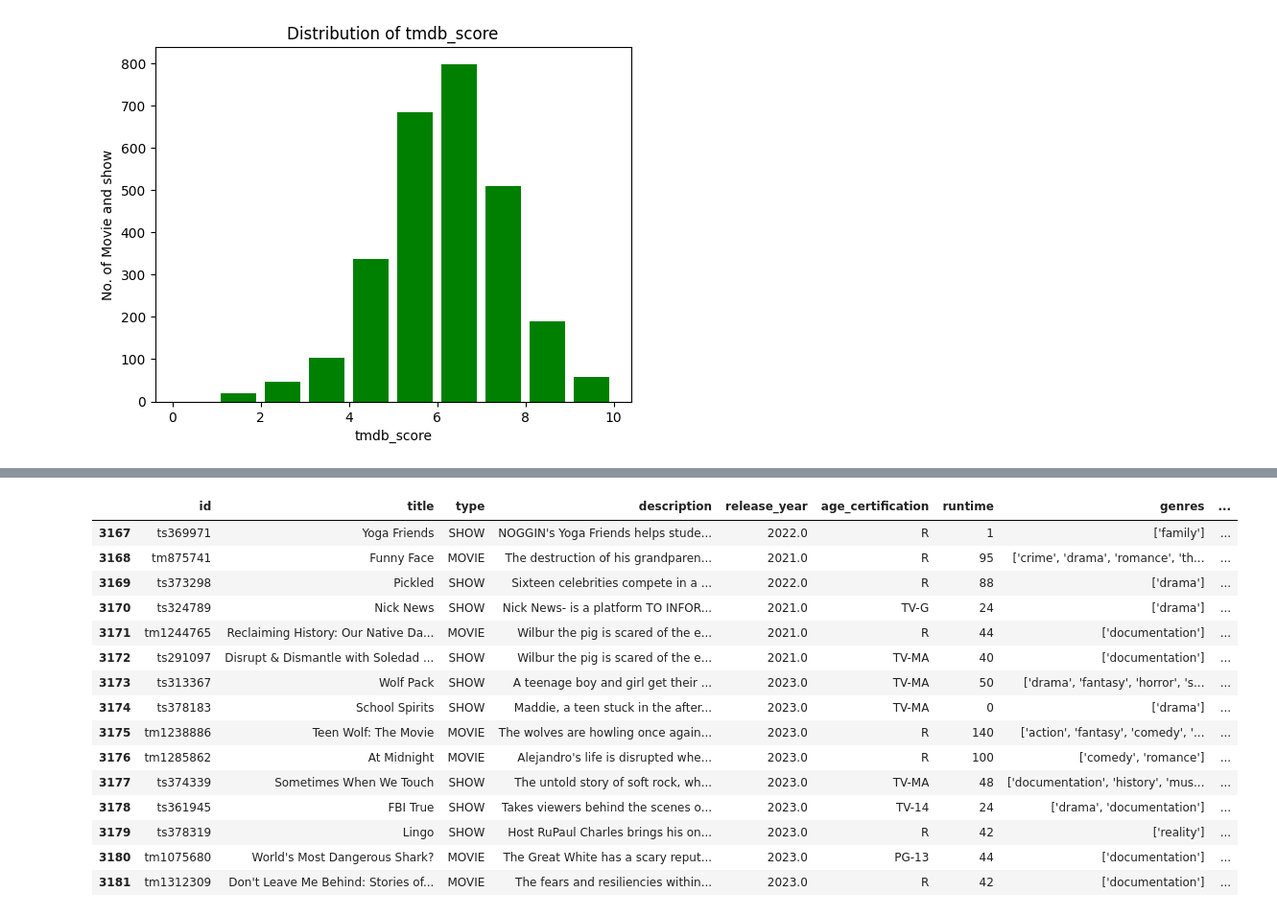
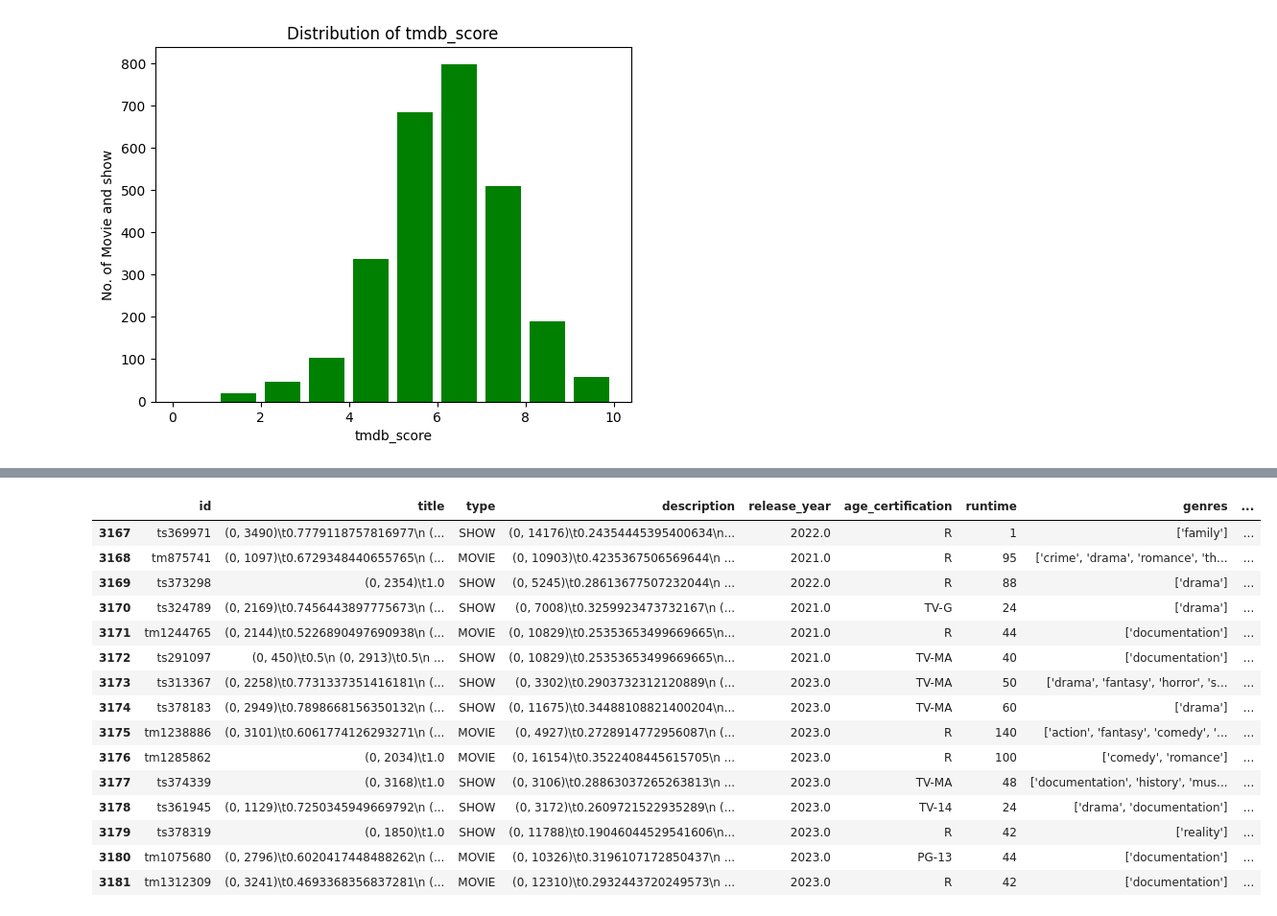
Before and after one commit to buithanhdam/ProjectMachineLearning23, a Jupyter notebook: ProjectML23.ipynb, the cells around one changed output, grey strips where cells are left out. Shown: that part at 96% size. Cells and saved outputs as stored; diff of their text form; code cells hidden in the pictures.

```diff
--- a/ProjectML23.ipynb
+++ b/ProjectML23.ipynb
@@ -232,6 +255,6 @@ plt.show()
 # %%
-#Tiền xử lý dữ liệu missing và feature selection
-test = df.tail(15)
+#Tiền xử lý dữ liệu missing
+
 
 datasetA= df
 # missing numeric data
@@ -244,10 +267,12 @@ dr =  imputer.fit_transform(testm)
 datasetA[['release_year']] = dr
 
 # seasons missing
-testm = datasetA[['seasons']]
-dr =  imputer.fit_transform(testm)
 
-datasetA[['seasons']] = dr
+datasetA['seasons'].fillna(0, inplace=True)
+
+# runtime missing
+
+df[['runtime']] = df[['runtime']].replace(0, 60)
 # imdb_score missing
 testm = datasetA[['imdb_score']]
 dr =  imputer.fit_transform(testm)
@@ -269,49 +294,66 @@ dr =  imputer.fit_transform(testm)
 
 datasetA[['tmdb_score']] = dr
 
 # fix missing data string
-#string data
 imputer = SimpleImputer(missing_values=np.nan,  strategy='most_frequent',fill_value=None,
 verbose=0, copy=True, add_indicator=False)
+# title description
+testm = datasetA[['title']]
+dr =  imputer.fit_transform(testm)
+
+datasetA[['title']] = dr
+
+tfidf = TfidfVectorizer(stop_words='english')
+dr =  tfidf.fit_transform(datasetA['title'])
+
+datasetA[['title']] = dr
+#string data
+
 # type missing
 testm = datasetA[['type']]
 dr =  imputer.fit_transform(testm)
 
 datasetA[['type']] = dr
 # missing age certification
 testm = datasetA[['age_certification']]
 dr =  imputer.fit_transform(testm)
 
 datasetA[['age_certification']] = dr
 # missing description
 testm = datasetA[['description']]
 dr =  imputer.fit_transform(testm)
 
 datasetA[['description']] = dr
+
+tfidf = TfidfVectorizer(stop_words='english')
+dr =  tfidf.fit_transform(datasetA['description'])
+
+datasetA[['description']] = dr
+
 #missing genres
 df[['genres']] = df[['genres']].replace(['[]'], "['drama']")
 
 #missing production_countries
 df[['production_countries']] = df[['production_countries']].replace(['[]'], "['US']")
 
 datasetA.tail(15)
 # %% [output]
 |  | id | title | type | description | release_year | age_certification | runtime | genres | ... |
-| 3167 | ts369971 | Yoga Friends | SHOW | NOGGIN's Yoga Friends helps stude... | 2022.0 | R | 1 | ['family'] | ... |
-| 3168 | tm875741 | Funny Face | MOVIE | The destruction of his grandparen... | 2021.0 | R | 95 | ['crime', 'drama', 'romance', 'th... | ... |
-| 3169 | ts373298 | Pickled | SHOW | Sixteen celebrities compete in a ... | 2022.0 | R | 88 | ['drama'] | ... |
-| 3170 | ts324789 | Nick News | SHOW | Nick News- is a platform TO INFOR... | 2021.0 | TV-G | 24 | ['drama'] | ... |
-| 3171 | tm1244765 | Reclaiming History: Our Native Da... | MOVIE | Wilbur the pig is scared of the e... | 2021.0 | R | 44 | ['documentation'] | ... |
-| 3172 | ts291097 | Disrupt & Dismantle with Soledad ... | SHOW | Wilbur the pig is scared of the e... | 2021.0 | TV-MA | 40 | ['documentation'] | ... |
-| 3173 | ts313367 | Wolf Pack | SHOW | A teenage boy and girl get their ... | 2023.0 | TV-MA | 50 | ['drama', 'fantasy', 'horror', 's... | ... |
-| 3174 | ts378183 | School Spirits | SHOW | Maddie, a teen stuck in the after... | 2023.0 | TV-MA | 0 | ['drama'] | ... |
-| 3175 | tm1238886 | Teen Wolf: The Movie | MOVIE | The wolves are howling once again... | 2023.0 | R | 140 | ['action', 'fantasy', 'comedy', '... | ... |
-| 3176 | tm1285862 | At Midnight | MOVIE | Alejandro's life is disrupted whe... | 2023.0 | R | 100 | ['comedy', 'romance'] | ... |
-| 3177 | ts374339 | Sometimes When We Touch | SHOW | The untold story of soft rock, wh... | 2023.0 | TV-MA | 48 | ['documentation', 'history', 'mus... | ... |
-| 3178 | ts361945 | FBI True | SHOW | Takes viewers behind the scenes o... | 2023.0 | TV-14 | 24 | ['drama', 'documentation'] | ... |
-| 3179 | ts378319 | Lingo | SHOW | Host RuPaul Charles brings his on... | 2023.0 | R | 42 | ['reality'] | ... |
-| 3180 | tm1075680 | World's Most Dangerous Shark? | MOVIE | The Great White has a scary reput... | 2023.0 | PG-13 | 44 | ['documentation'] | ... |
-| 3181 | tm1312309 | Don't Leave Me Behind: Stories of... | MOVIE | The fears and resiliencies within... | 2023.0 | R | 42 | ['documentation'] | ... |
+| 3167 | ts369971 | (0, 3490)\t0.7779118757816977\n (... | SHOW | (0, 14176)\t0.24354445395400634\n... | 2022.0 | R | 1 | ['family'] | ... |
+| 3168 | tm875741 | (0, 1097)\t0.6729348440655765\n (... | MOVIE | (0, 10903)\t0.4235367506569644\n ... | 2021.0 | R | 95 | ['crime', 'drama', 'romance', 'th... | ... |
+| 3169 | ts373298 | (0, 2354)\t1.0 | SHOW | (0, 5245)\t0.28613677507232044\n ... | 2022.0 | R | 88 | ['drama'] | ... |
+| 3170 | ts324789 | (0, 2169)\t0.7456443897775673\n (... | SHOW | (0, 7008)\t0.3259923473732167\n (... | 2021.0 | TV-G | 24 | ['drama'] | ... |
+| 3171 | tm1244765 | (0, 2144)\t0.5226890497690938\n (... | MOVIE | (0, 10829)\t0.25353653499669665\n... | 2021.0 | R | 44 | ['documentation'] | ... |
+| 3172 | ts291097 | (0, 450)\t0.5\n (0, 2913)\t0.5\n ... | SHOW | (0, 10829)\t0.25353653499669665\n... | 2021.0 | TV-MA | 40 | ['documentation'] | ... |
+| 3173 | ts313367 | (0, 2258)\t0.7731337351416181\n (... | SHOW | (0, 3302)\t0.2903732312120889\n (... | 2023.0 | TV-MA | 50 | ['drama', 'fantasy', 'horror', 's... | ... |
+| 3174 | ts378183 | (0, 2949)\t0.7898668156350132\n (... | SHOW | (0, 11675)\t0.34488108821400204\n... | 2023.0 | TV-MA | 60 | ['drama'] | ... |
+| 3175 | tm1238886 | (0, 3101)\t0.6061774126293271\n (... | MOVIE | (0, 4927)\t0.2728914772956087\n (... | 2023.0 | R | 140 | ['action', 'fantasy', 'comedy', '... | ... |
+| 3176 | tm1285862 | (0, 2034)\t1.0 | MOVIE | (0, 16154)\t0.3522408445615705\n ... | 2023.0 | R | 100 | ['comedy', 'romance'] | ... |
+| 3177 | ts374339 | (0, 3168)\t1.0 | SHOW | (0, 3106)\t0.28863037265263813\n ... | 2023.0 | TV-MA | 48 | ['documentation', 'history', 'mus... | ... |
+| 3178 | ts361945 | (0, 1129)\t0.7250345949669792\n (... | SHOW | (0, 3172)\t0.2609721522935289\n (... | 2023.0 | TV-14 | 24 | ['drama', 'documentation'] | ... |
+| 3179 | ts378319 | (0, 1850)\t1.0 | SHOW | (0, 11788)\t0.19046044529541606\n... | 2023.0 | R | 42 | ['reality'] | ... |
+| 3180 | tm1075680 | (0, 2796)\t0.6020417448488262\n (... | MOVIE | (0, 10326)\t0.3196107172850437\n ... | 2023.0 | PG-13 | 44 | ['documentation'] | ... |
+| 3181 | tm1312309 | (0, 3241)\t0.4693368356837281\n (... | MOVIE | (0, 12310)\t0.2932443720249573\n ... | 2023.0 | R | 42 | ['documentation'] | ... |
 # %%
 #loại bỏ các cột không cần thiết id movie , id imdb
 datasetA = datasetA.drop(columns=['id', 'imdb_id'])
```
Also changed, not shown: parts of 15 cells of this notebook.
